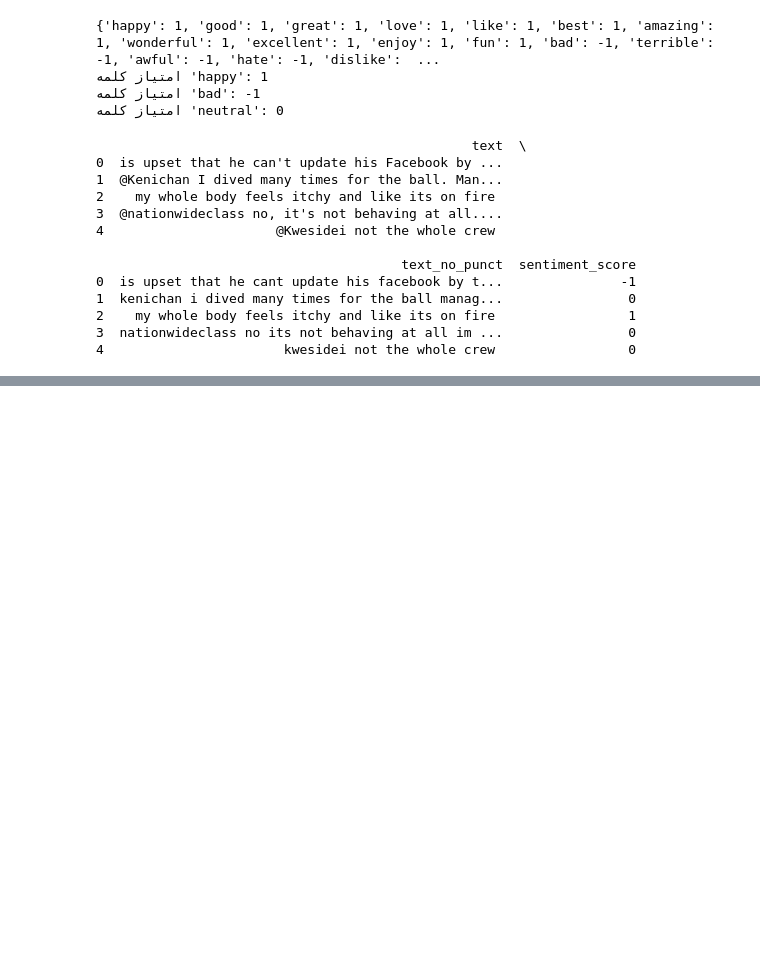
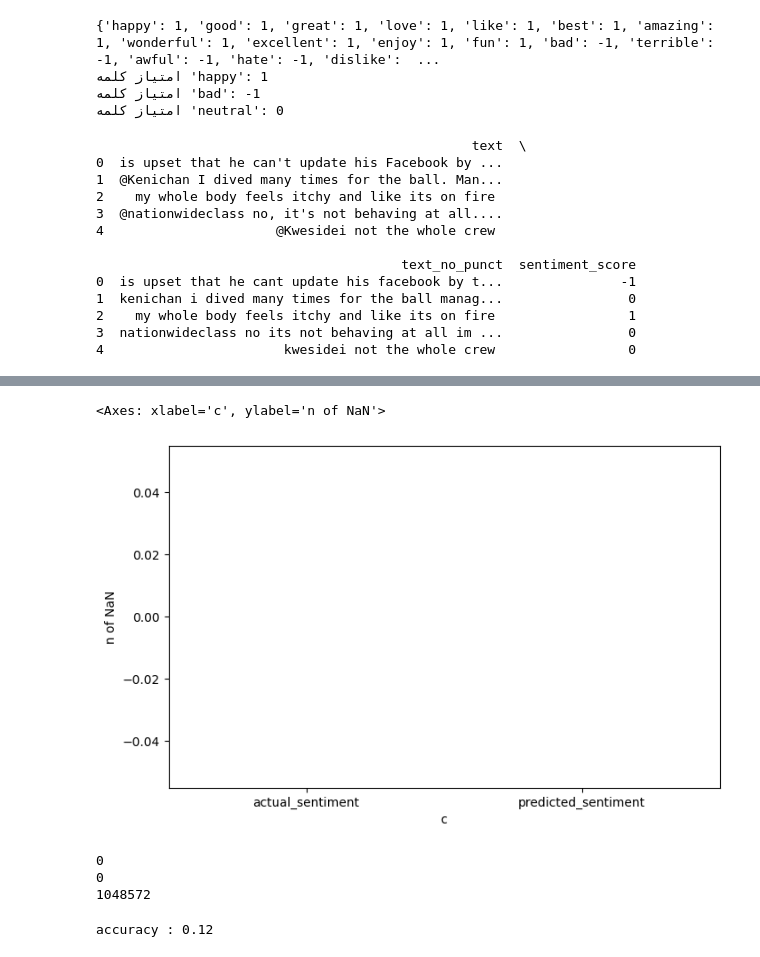
Before and after one commit to Shahbazi-Amir/sentiment_analysis, a Jupyter notebook: sentiment_main.ipynb, the cells around one changed output, grey strips where cells are left out. Cells and saved outputs as stored; diff of their text form; code cells hidden in the pictures; blank space fills up the shorter version.

```diff
--- a/sentiment_main.ipynb
+++ b/sentiment_main.ipynb
@@ -194,0 +212,10 @@ Name: count, dtype: int64
+# %%
+sentiment_mapping = {0: 'negative', 4: 'positive'}
+
+df['actual_sentiment'] = df['sentiment'].map(sentiment_mapping)
+
+print("\n show rows'actual_sentiment':")
+print(df[['sentiment', 'actual_sentiment', 'predicted_sentiment']].head())
+
+print("\n number of classes")
+print(df['actual_sentiment'].value_counts())
@@ -194,0 +236,36 @@ Name: count, dtype: int64
+# %%
+import matplotlib.pyplot as plt
+import pandas as pd
+import seaborn as sns
+
+nan_counts = pd.DataFrame({
+    'c': ['actual_sentiment', 'predicted_sentiment'],
+    'n of NaN': [df['actual_sentiment'].isnull().sum(), df['predicted_sentiment'].isnull().sum()]
+})
+
+plt.figure(figsize=(8, 5))
+
+sns.barplot(x='c', y='n of NaN', data=nan_counts, hue='c', palette='viridis', legend=False)
+# %% [output]
+<Axes: xlabel='c', ylabel='n of NaN'>
+[figure, added]
+# %%
+print(df['actual_sentiment'].isnull().sum())
+
+df_evaluated = df.dropna(subset=['actual_sentiment', 'predicted_sentiment'])
+
+print(df_evaluated['actual_sentiment'].isnull().sum())
+
+print(len(df_evaluated))
+# %% [output]
+0
+0
+1048572
+# %%
+from sklearn.metrics import accuracy_score
+
+accuracy = accuracy_score(df_evaluated['actual_sentiment'], df_evaluated['predicted_sentiment'])
+
+print(f"accuracy : {accuracy:.2f}")
+# %% [output]
+accuracy : 0.12
```
Also changed, not shown: parts of 5 cells of this notebook, 1 other file.
